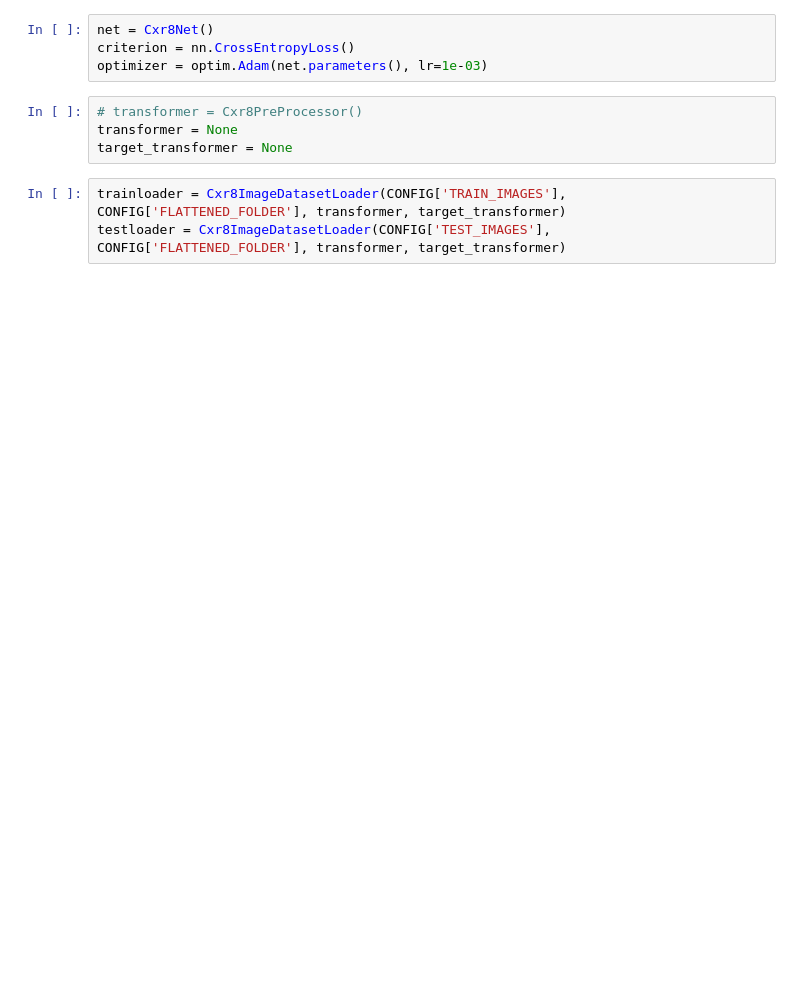
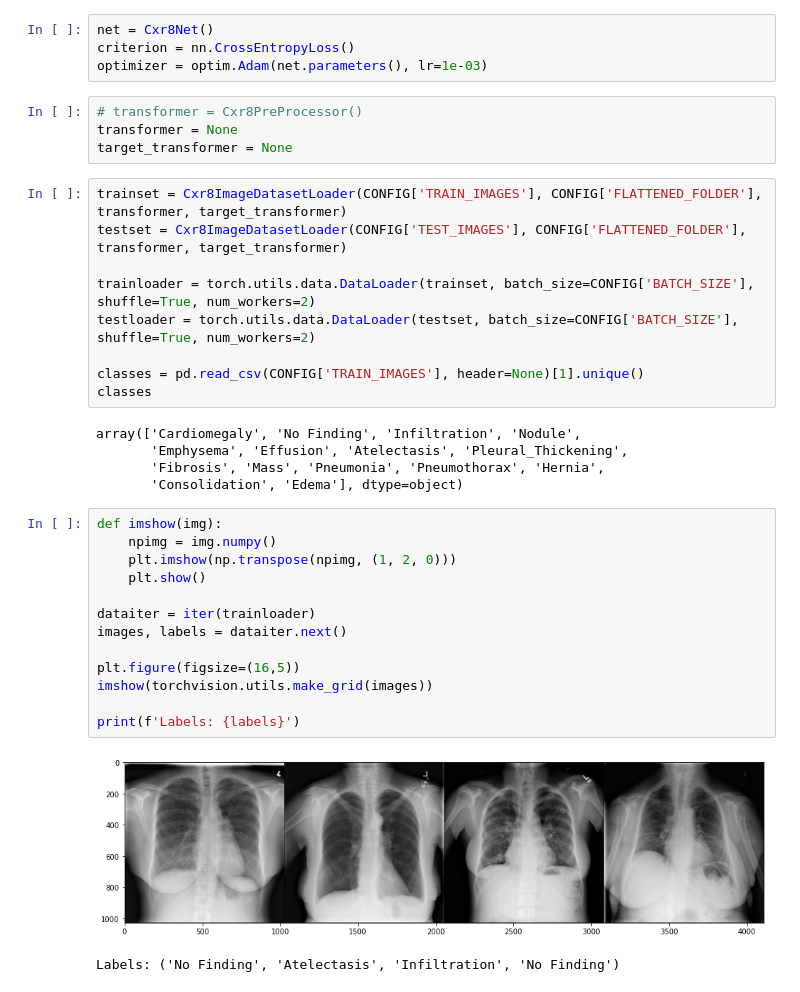
Before and after one commit to roman-studer/fhnw_ds_fs22_del_MC1, a Jupyter notebook: notebooks/trainer.ipynb, the cells around one changed output. Cells and saved outputs as stored; diff of their text form; blank space fills up the shorter version.

```diff
--- a/notebooks/trainer.ipynb
+++ b/notebooks/trainer.ipynb
@@ -21,7 +29,34 @@ optimizer = optim.Adam(net.parameters(), lr=1e-03)
 # transformer = Cxr8PreProcessor()
 transformer = None
 target_transformer = None
-# %%
-trainloader = Cxr8ImageDatasetLoader(CONFIG['TRAIN_IMAGES'], CONFIG['FLATTENED_FOLDER'], transformer, target_transformer)
-testloader = Cxr8ImageDatasetLoader(CONFIG['TEST_IMAGES'], CONFIG['FLATTENED_FOLDER'], transformer, target_transformer)
+# %%
+trainset = Cxr8ImageDatasetLoader(CONFIG['TRAIN_IMAGES'], CONFIG['FLATTENED_FOLDER'], transformer, target_transformer)
+testset = Cxr8ImageDatasetLoader(CONFIG['TEST_IMAGES'], CONFIG['FLATTENED_FOLDER'], transformer, target_transformer)
+
+trainloader = torch.utils.data.DataLoader(trainset, batch_size=CONFIG['BATCH_SIZE'], shuffle=True, num_workers=2)
+testloader = torch.utils.data.DataLoader(testset, batch_size=CONFIG['BATCH_SIZE'], shuffle=True, num_workers=2)
+
+classes = pd.read_csv(CONFIG['TRAIN_IMAGES'], header=None)[1].unique()
+classes
+# %% [output]
+array(['Cardiomegaly', 'No Finding', 'Infiltration', 'Nodule',
+       'Emphysema', 'Effusion', 'Atelectasis', 'Pleural_Thickening',
+       'Fibrosis', 'Mass', 'Pneumonia', 'Pneumothorax', 'Hernia',
+       'Consolidation', 'Edema'], dtype=object)
+# %%
+def imshow(img):
+    npimg = img.numpy()
+    plt.imshow(np.transpose(npimg, (1, 2, 0)))
+    plt.show()
+
+dataiter = iter(trainloader)
+images, labels = dataiter.next()
+
+plt.figure(figsize=(16,5))
+imshow(torchvision.utils.make_grid(images))
+
+print(f'Labels: {labels}')
+# %% [output]
+[figure, added]
+Labels: ('No Finding', 'Atelectasis', 'Infiltration', 'No Finding')
 # %%
```
Also changed, not shown: parts of 7 cells of this notebook, 11 other files.
